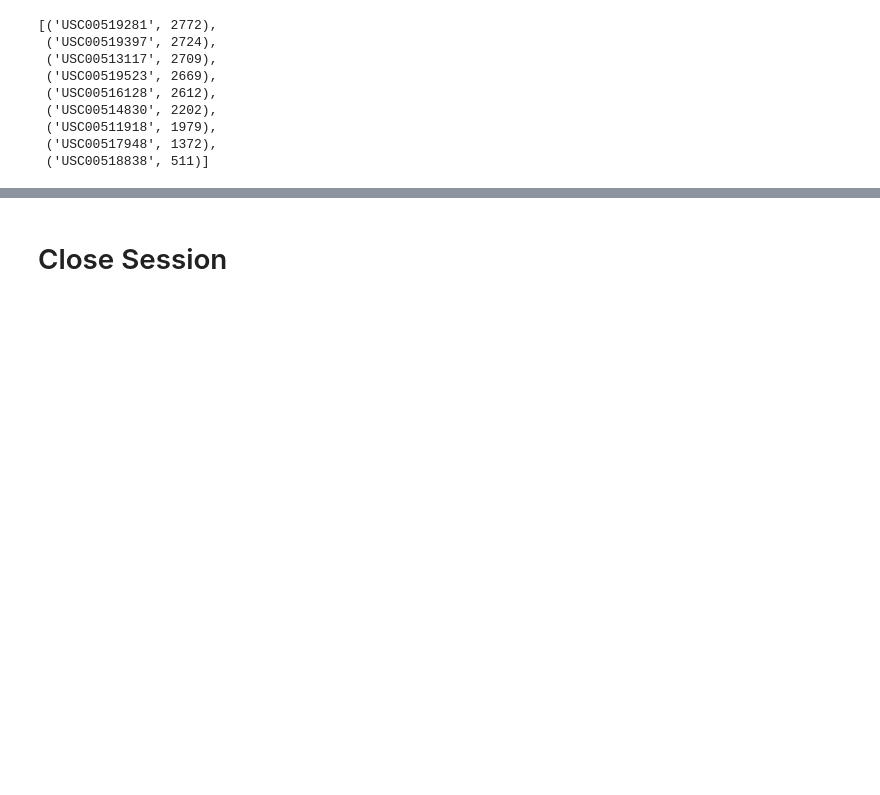
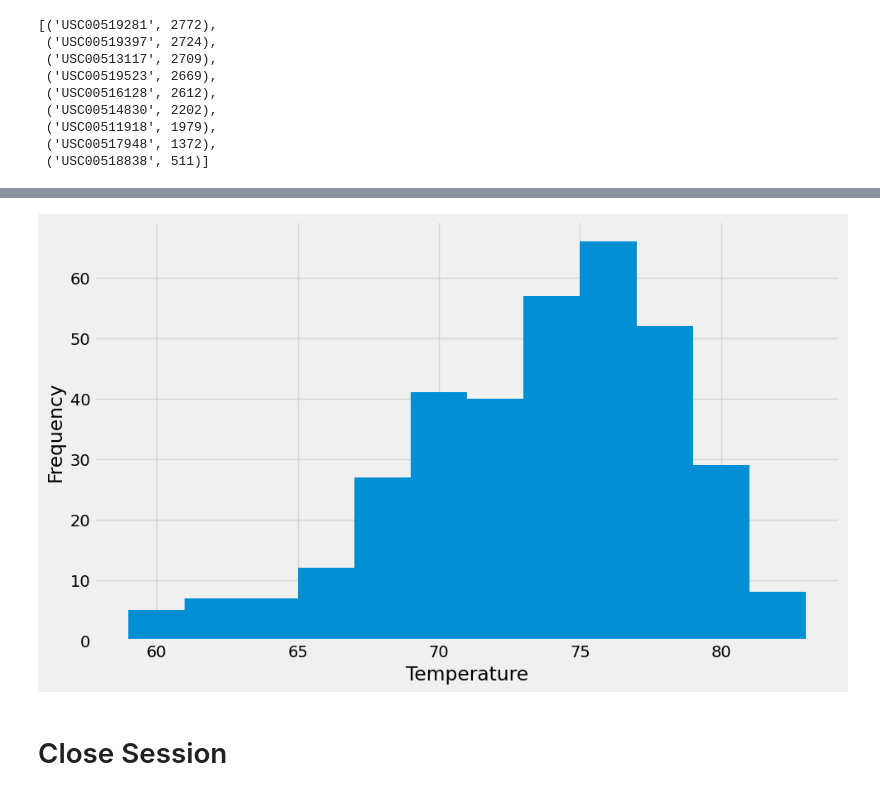
Before and after one commit to AquaBread/sqlalchemy-challenge, a Jupyter notebook: SurfsUp/climate_starter.ipynb, the cells around one changed output, grey strips where cells are left out. Saved outputs shown, nothing was run; the diff lists cells and outputs as text; code cells hidden in the pictures; blank space fills up the shorter version.

```diff
--- a/SurfsUp/climate_starter.ipynb
+++ b/SurfsUp/climate_starter.ipynb
@@ -108,6 +110,11 @@ summary_stats_df
 # %%
 # Design a query to find the most active stations (i.e. which stations have the most rows?)
+active_stations = session.query(Measurement.station, func.count(Measurement.station)).\
+    group_by(Measurement.station).\
+    order_by(func.count(Measurement.station).desc()).all()
+
 # List the stations and their counts in descending order.
+active_stations
 # %% [output]
 [('USC00519281', 2772),
  ('USC00519397', 2724),
@@ -120,4 +127,12 @@ summary_stats_df
  ('USC00518838', 511)]
 # %%
 # Using the most active station id from the previous query, calculate the lowest, highest, and average temperature.
+most_active_station = active_stations[0][0]
+temperature_stats = session.query(
+    func.min(Measurement.tobs),
+    func.max(Measurement.tobs),
+    func.avg(Measurement.tobs)).\
+    filter(Measurement.station == most_active_station).all()
+
+temperature_stats[0]
 # %% [output]
@@ -131,3 +140,28 @@ Text(0.5, 4.183333333333314, 'Temperature')
+# %%
+# Using the most active station id
+
+# query to get the previous 12 months of temperature observation (TOBS) data.
+most_recent_date = session.query(Measurement.date).order_by(Measurement.date.desc()).first()[0]
+most_recent_date = datetime.strptime(most_recent_date, '%Y-%m-%d')
+one_year_ago = most_recent_date - timedelta(days=365)
+
+# Query the last 12 months of temperature observation data for this station and plot the results as a histogram
+temperature_data = session.query(Measurement.date, Measurement.tobs).\
+    filter(Measurement.station == most_active_station).\
+    filter(Measurement.date >= one_year_ago).all()
+
+# Save results as a Pandas DataFrame
+temperature_df = pd.DataFrame(temperature_data, columns=['Date', 'Temperature'])
+
+plt.figure(figsize=(10, 6))
+plt.hist(temperature_df['Temperature'], bins=12)
+plt.xlabel('Temperature')
+plt.ylabel('Frequency')
+plt.grid(alpha=0.7)
+plt.tight_layout()
+plt.show()
+# %% [output]
+[figure, added]
 # %% [markdown]
 # Close Session
 # %%
```
Also changed, not shown: parts of 5 cells of this notebook, 1 other file.
